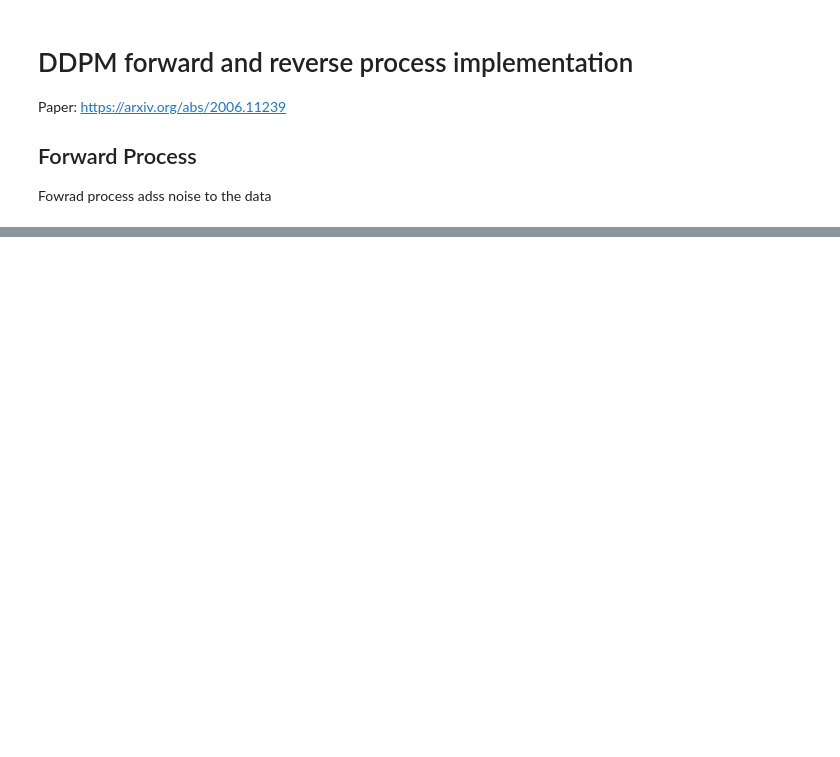
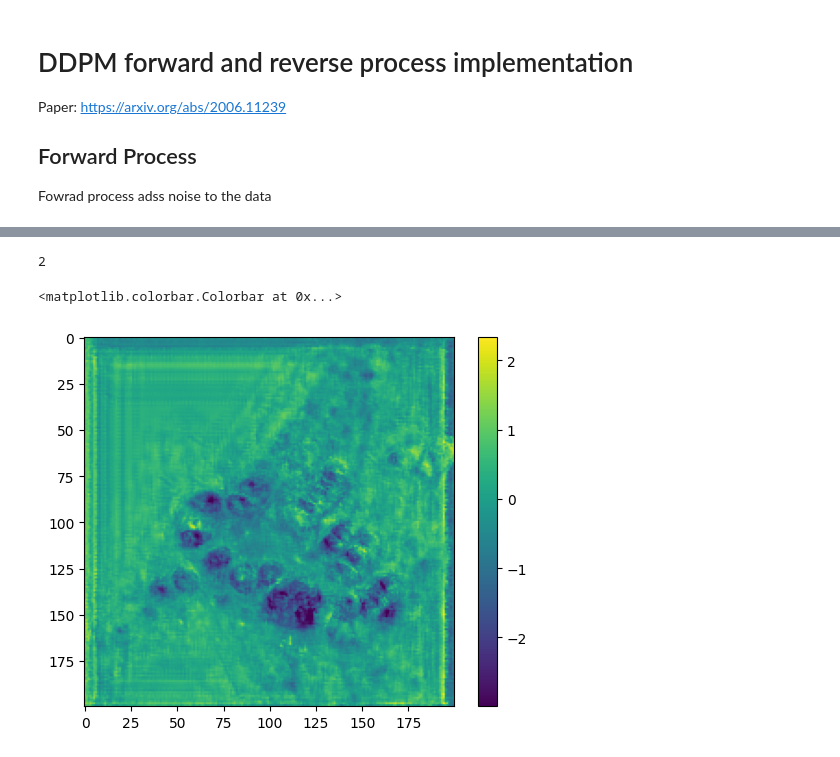
Before and after one commit to mln9d4/FeatureBridgeMapping, a Jupyter notebook: self_implemented.ipynb, the cells around one changed output, grey strips where cells are left out. Cells and saved outputs as stored; diff of their text form; code cells hidden in the pictures; blank space fills up the shorter version.

```diff
--- a/self_implemented.ipynb
+++ b/self_implemented.ipynb
@@ -713,9 +908,18 @@ wandb.finish()
 # %%
-checkpoint = torch.load('checkpoints/diffusion_model_square.pth')
+checkpoint = torch.load('/home/mingdayang/FeatureBridgeMapping/checkpoints/temp_single_channel_single_sample_normalized.pth')
+diffusion = DenoiseDiffusion(checkpoint['model_config'], checkpoint['beta_schedule'], 'cuda:0')
+diffusion.eps_model.load_state_dict(checkpoint['model_state_dict'])
+diffusion.rolling_stats_img.mean.copy_(checkpoint['rolling_stats_img']['mean'])
+diffusion.rolling_stats_img.var.copy_(checkpoint['rolling_stats_img']['var'])
+diffusion.rolling_stats_img.std.copy_(checkpoint['rolling_stats_img']['std'])
+diffusion.rolling_stats_img.p_samples = checkpoint['rolling_stats_img']['p_samples']
+diffusion.rolling_stats_pts.mean.copy_(checkpoint['rolling_stats_pts']['mean'])
+diffusion.rolling_stats_pts.var.copy_(checkpoint['rolling_stats_pts']['var'])
+diffusion.rolling_stats_pts.std.copy_(checkpoint['rolling_stats_pts']['std'])
+diffusion.rolling_stats_pts.p_samples = checkpoint['rolling_stats_pts']['p_samples']
 
-Unet=UNet(**checkpoint['model_config'])
-Unet.load_state_dict(checkpoint['model_state_dict'])
-diffusion = DenoiseDiffusion(Unet, checkpoint['beta_schedule'], 'cuda:0')
-
-diffusion.set_new_noise_schedule(phase='test')
+diffusion.set_new_noise_schedule(phase='train')
+diffusion.to('cuda')
 print(diffusion.eps_model.in_channel)
+# %% [output]
+2
@@ -746,0 +926,12 @@ plt.show()
+# %%
+torch.manual_seed(70)
+noise = torch.randn(1, 1, 200, 200, device='cuda')
+sample = single_loader.dataset[0]['img_bev_embed'].to('cuda').unsqueeze(0)
+sample = diffusion.rolling_stats_img.normalize(sample)
+# %%
+y_ddpm, ret_arr_dpm = diffusion.ddpm_sampler(y_cond=sample, noise=noise, sample_inter=10, clip_denoised=True)
+plt.imshow(y_ddpm.cpu().numpy()[0, 0], cmap='viridis')
+plt.colorbar()
+# %% [output]
+<matplotlib.colorbar.Colorbar at 0x...>
+[figure, added]
```
Also changed, not shown: parts of 25 cells of this notebook, 3 other files.
